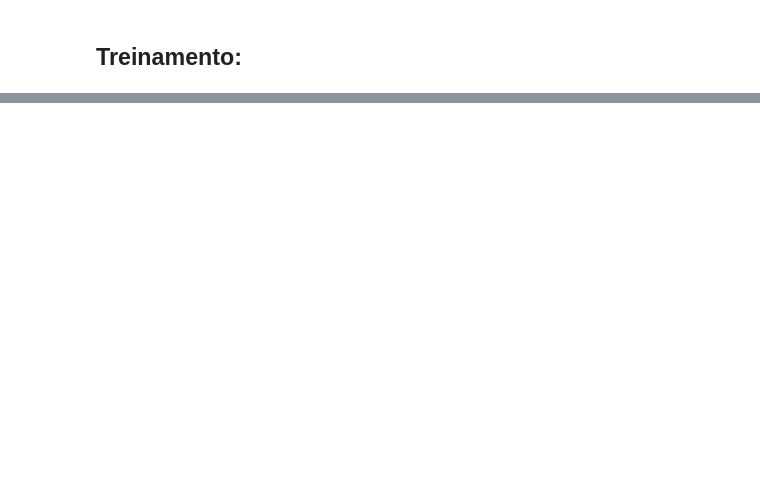
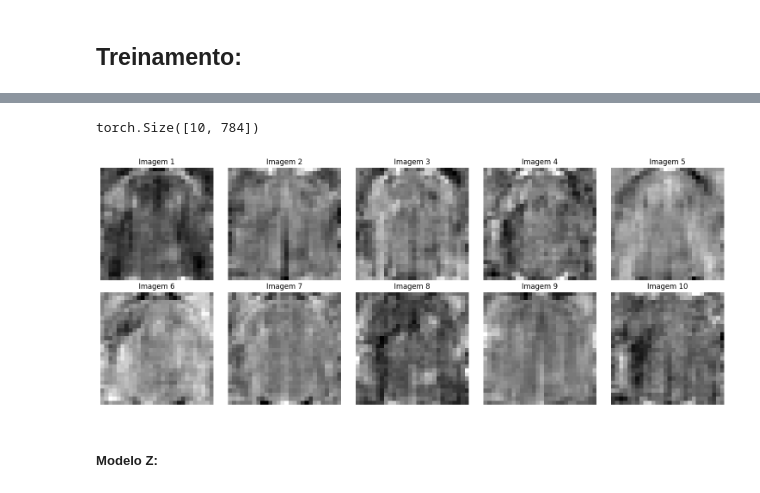
Before and after one commit to Od4ir/ML-Convolutional_Neural_Network, a Jupyter notebook: MLP.ipynb, the cells around one changed output, grey strips where cells are left out. Saved outputs shown, nothing was run; the diff lists cells and outputs as text; code cells hidden in the pictures; blank space fills up the shorter version.

```diff
--- a/MLP.ipynb
+++ b/MLP.ipynb
@@ -175,0 +152,19 @@ class MLP(nn.Module):
+# %%
+class MLP_Modelo_Y(nn.Module):
+    def __init__(self, tamanho_entrada, tamanho_saida):
+        super(MLP_Modelo_Y, self).__init__()
+        self.camada_1 = nn.Linear(tamanho_entrada, 256)
+        self.camada_2 = nn.Linear(256, 128)
+        self.camada_3 = nn.Linear(128, 64)
+        self.camada_saida = nn.Linear(64, tamanho_saida)
+        self.func_ativacao = nn.ReLU()
+        self.softmax = nn.Softmax(dim=1)
+
+    def forward(self, X):
+        X = X.view(X.size(0), -1)
+        X = self.func_ativacao(self.camada_1(X))
+        X = self.func_ativacao(self.camada_2(X))
+        X = self.func_ativacao(self.camada_3(X))
+        X = self.camada_saida(X)
+        X = self.softmax(X)
+        return X
@@ -305,0 +377,10 @@ plot_vetores_de_peso(modelo4, dimensao=28)
+# %%
+modelo_y_a.cpu()
+vetores_peso = modelo_y_a.camada_saida.weight @ modelo_y_a.camada_3.weight
+vetores_peso = vetores_peso @ modelo_y_a.camada_2.weight
+vetores_peso = vetores_peso @ modelo_y_a.camada_1.weight
+print(vetores_peso.shape)
+plot_vetores_peso(vetores_peso)
+# %% [output]
+torch.Size([10, 784])
+[figure, added]
@@ -305,0 +390,2 @@ plot_vetores_de_peso(modelo4, dimensao=28)
+# %% [markdown]
+##### Modelo Z:
```
Also changed, not shown: parts of 96 cells of this notebook, 5 other files.
